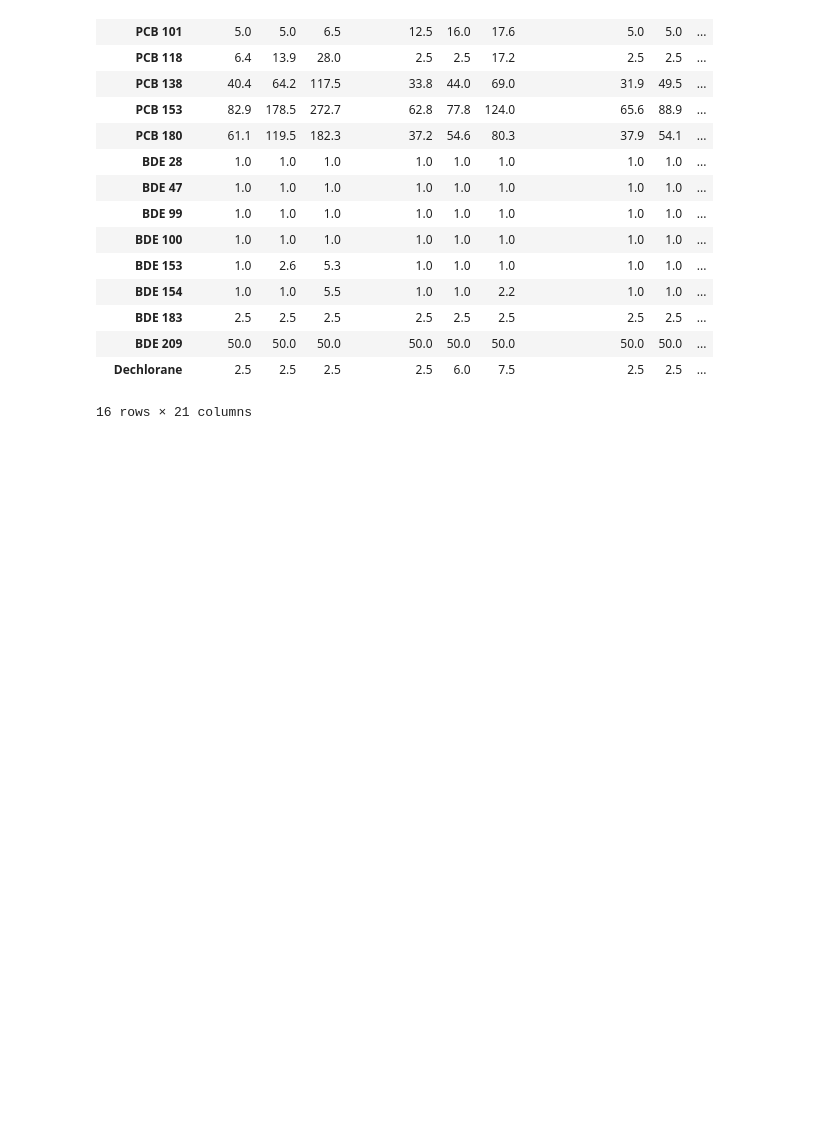
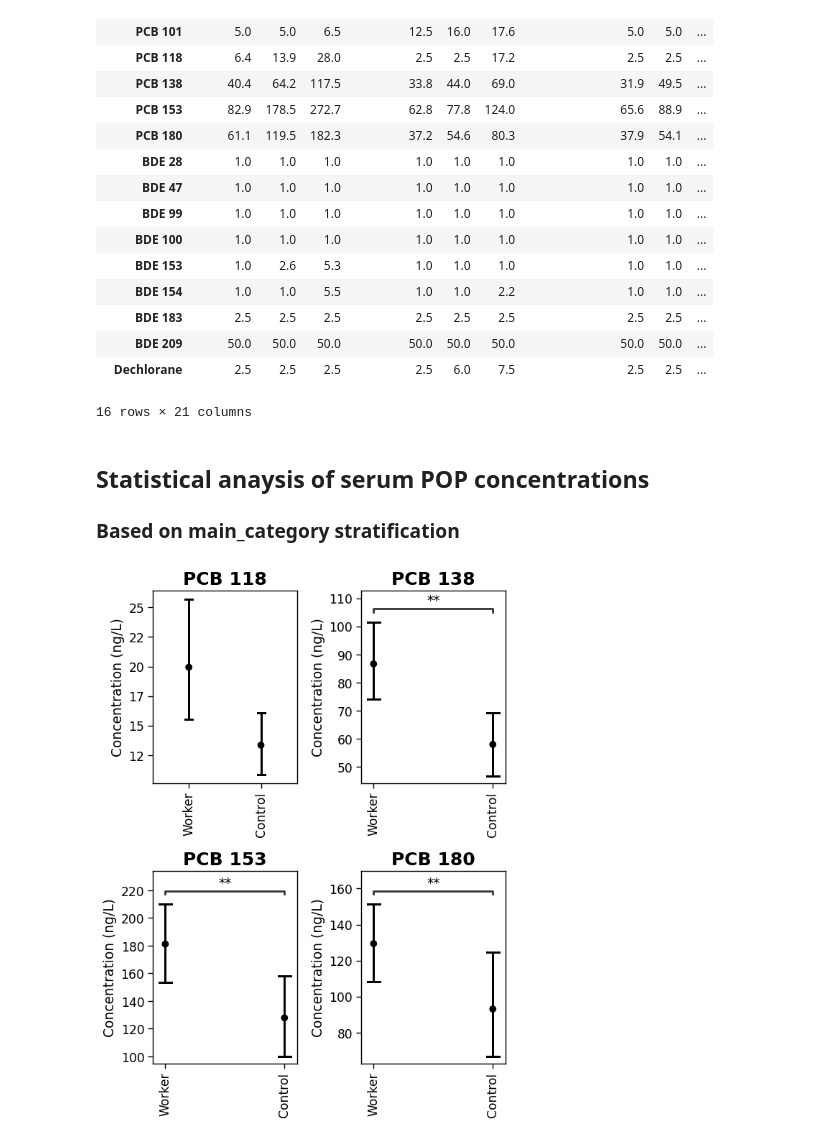
Before and after one commit to adamcseresznye/HBM4EU_eWaste_POPs, a Jupyter notebook: notebooks/NB2_ACs_Describe_Demographics_and_POPs.ipynb, the cells around one changed output. Drawn from its saved outputs; the diff is of its cells as text; code cells hidden in the pictures; blank space fills up the shorter version.

```diff
--- a/notebooks/NB2_ACs_Describe_Demographics_and_POPs.ipynb
+++ b/notebooks/NB2_ACs_Describe_Demographics_and_POPs.ipynb
@@ -425,3 +425,59 @@ sub_category_detection_frequency
 | BDE 209 | 50.0 | 50.0 | 50.0 | 50.0 | 50.0 | 50.0 | 50.0 | 50.0 | ... |
 | Dechlorane | 2.5 | 2.5 | 2.5 | 2.5 | 6.0 | 7.5 | 2.5 | 2.5 | ... |
 16 rows × 21 columns
+# %% [markdown]
+## Statistical anaysis of serum POP concentrations
+### Based on main_category stratification
+# %%
+sns.set_context("paper", font_scale=1.4)
+
+fig = plt.figure(figsize=(6, 8))
+rows, cols = 2, 2
+
+over50_DF = aggregated_detection_frequency[aggregated_detection_frequency > 50].index
+
+for idx, i in enumerate(df.columns[df.columns.isin(over50_DF)]):
+    pairs, p_values = common_functions.get_pairs_values_for_mannwhitneyu(
+        data=df, value_var=i, id_vars=["Worker", "Control"], col="main_category"
+    )
+
+    fig.add_subplot(rows, cols, idx + 1)
+    (
+        df.loc[:, lambda df_: ["main_category", i]]
+        .rename(columns=lambda df_: df_.replace("_", " ").title())
+        .replace("_", " ", regex=True)
+        .pipe(
+            lambda df_: sns.pointplot(
+                x=df_["Main Category"],
+                y=df[i],
+                errorbar=("pi", 90),
+                capsize=0.1,
+                join=False,
+                color="black",
+                ax=fig.axes[idx],
+            )
+        )
+    )
+
+    fig.axes[idx].set_title(i, fontweight="bold", fontsize=18)
+    fig.axes[idx].set_xlabel("")
+    fig.axes[idx].set_ylabel("Concentration (ng/L)")
+    fig.axes[idx].grid(False)
+    fig.axes[idx].yaxis.set_major_formatter(FormatStrFormatter("%.0d"))
+    plt.xticks()
+    plt.xticks(rotation=90)
+    fig.tight_layout()
+
+    if p_values[0] < 0.05:
+        annotator = Annotator(
+            fig.axes[idx], pairs=pairs, data=df, x="main_category", y=i, verbose=False
+        )
+        annotator.configure(text_format="star", loc="inside", line_width=2, test=None)
+        annotator.set_pvalues_and_annotate(p_values)
+    else:
+        continue
+
+plt.suptitle("")
+plt.savefig(utils.Configuration.PLOTS.joinpath("img1.png"), dpi=600)
+# %% [output]
+[figure, added]
```
Also changed, not shown: parts of 5 cells of this notebook, 3 other files.
